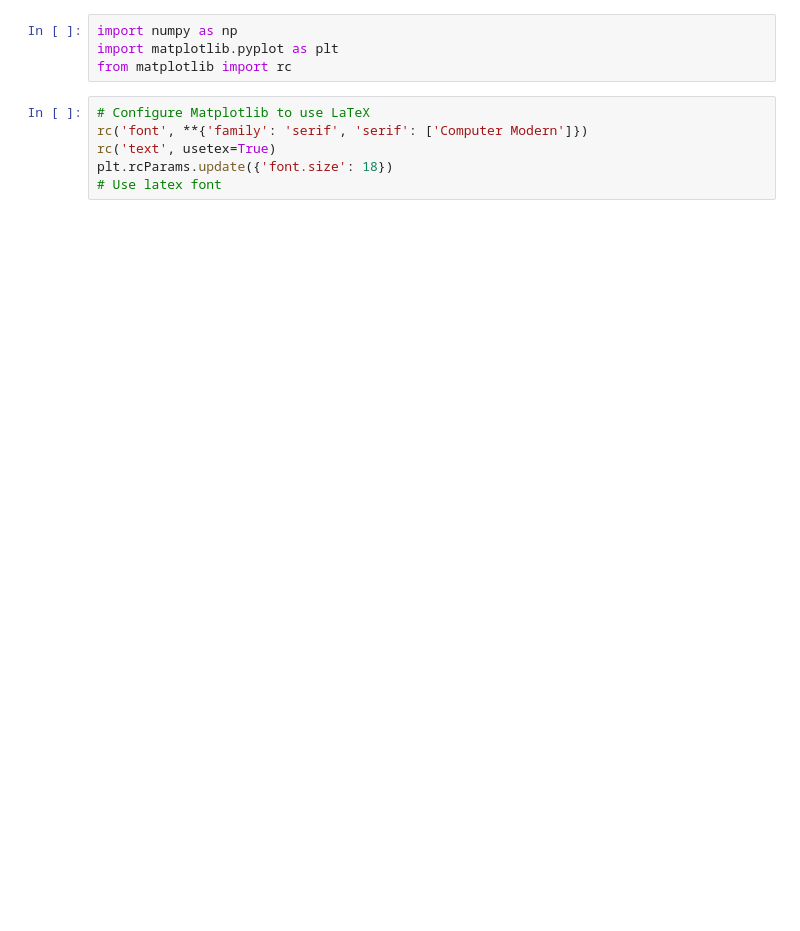
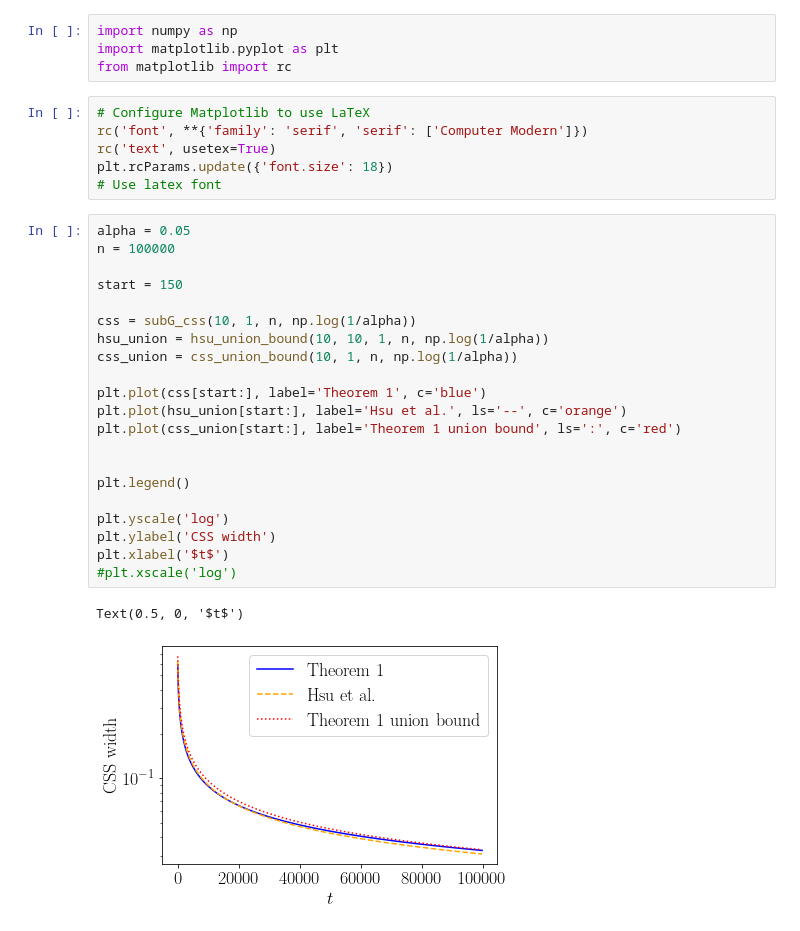
Before and after one commit to bchugg/confidence-spheres, a Jupyter notebook: subG.ipynb, the cells around one changed output. Saved outputs shown, nothing was run; the diff lists cells and outputs as text; blank space fills up the shorter version.

```diff
--- a/subG.ipynb
+++ b/subG.ipynb
@@ -8,6 +8,30 @@ rc('font', **{'family': 'serif', 'serif': ['Computer Modern']})
 rc('text', usetex=True)
 plt.rcParams.update({'font.size': 18})
 # Use latex font
+# %%
+alpha = 0.05
+n = 100000
+
+start = 150
+
+css = subG_css(10, 1, n, np.log(1/alpha))
+hsu_union = hsu_union_bound(10, 10, 1, n, np.log(1/alpha))
+css_union = css_union_bound(10, 1, n, np.log(1/alpha))
+
+plt.plot(css[start:], label='Theorem 1', c='blue')
+plt.plot(hsu_union[start:], label='Hsu et al.', ls='--', c='orange')
+plt.plot(css_union[start:], label='Theorem 1 union bound', ls=':', c='red')
+
+
+plt.legend()
+
+plt.yscale('log')
+plt.ylabel('CSS width')
+plt.xlabel('$t$')
+#plt.xscale('log')
+# %% [output]
+Text(0.5, 0, '$t$')
+[figure, added]
 # %%
 def subG_css(trSigma, lambdamax, n, r):
 
```
Also changed, not shown: parts of 3 cells of this notebook, 2 other files.
